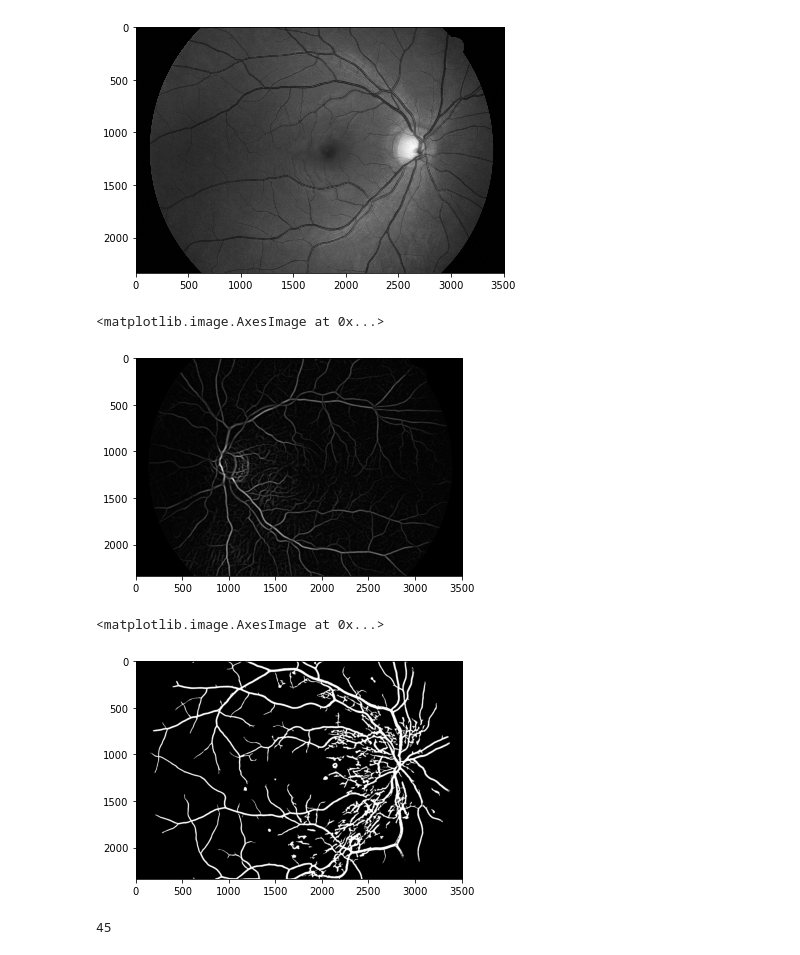
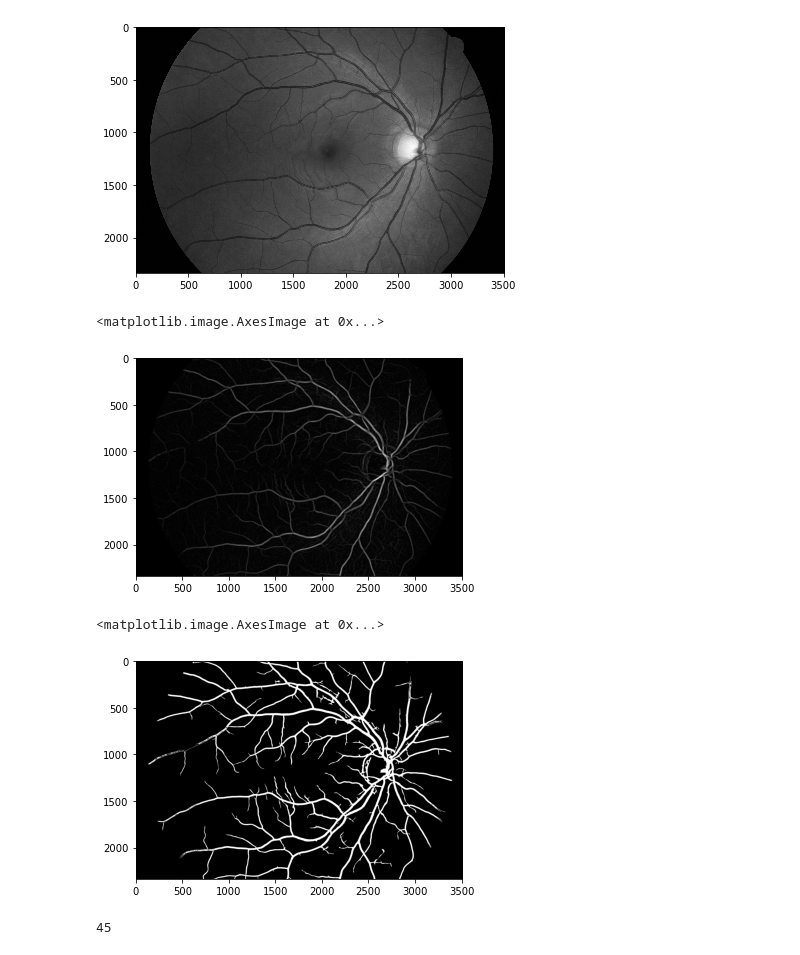
Before and after one commit to FayeWu1005/Retinal-Vessel-Segmentation-Tool, a Jupyter notebook: vessel_segmentation.ipynb, the cells around one changed output. Saved outputs shown, nothing was run; the diff lists cells and outputs as text; code cells hidden in the pictures.

```diff
--- a/vessel_segmentation.ipynb
+++ b/vessel_segmentation.ipynb
@@ -95,15 +95,15 @@ io.imshow(green_channel_img[0])
 <matplotlib.image.AxesImage at 0x...>
 [figure]
 # %%
-plt.imshow(filter_img[1])
+plt.imshow(filter_img[0])
 # %% [output]
 <matplotlib.image.AxesImage at 0x...>
-[figure, old version]
+[figure, new version]
 # %%
-plt.imshow(vessel_img[2])
+plt.imshow(vessel_img[0])
 # %% [output]
 <matplotlib.image.AxesImage at 0x...>
-[figure, old version]
+[figure, new version]
 # %%
 print(len(vessel_img))
 # %% [output]
```
